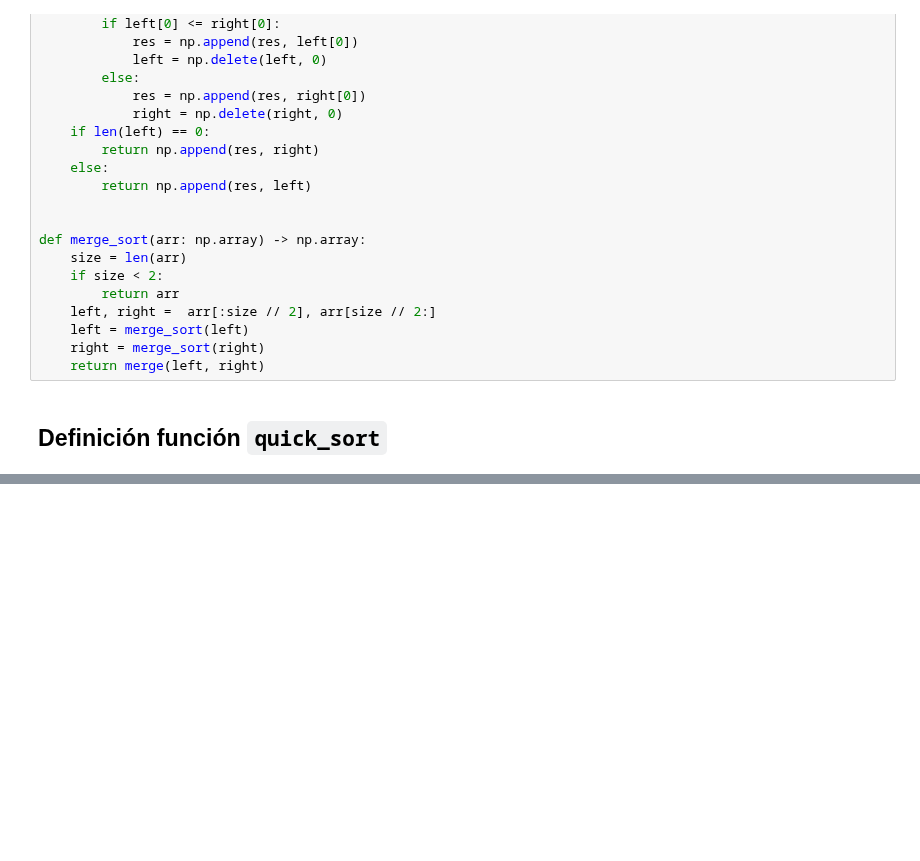
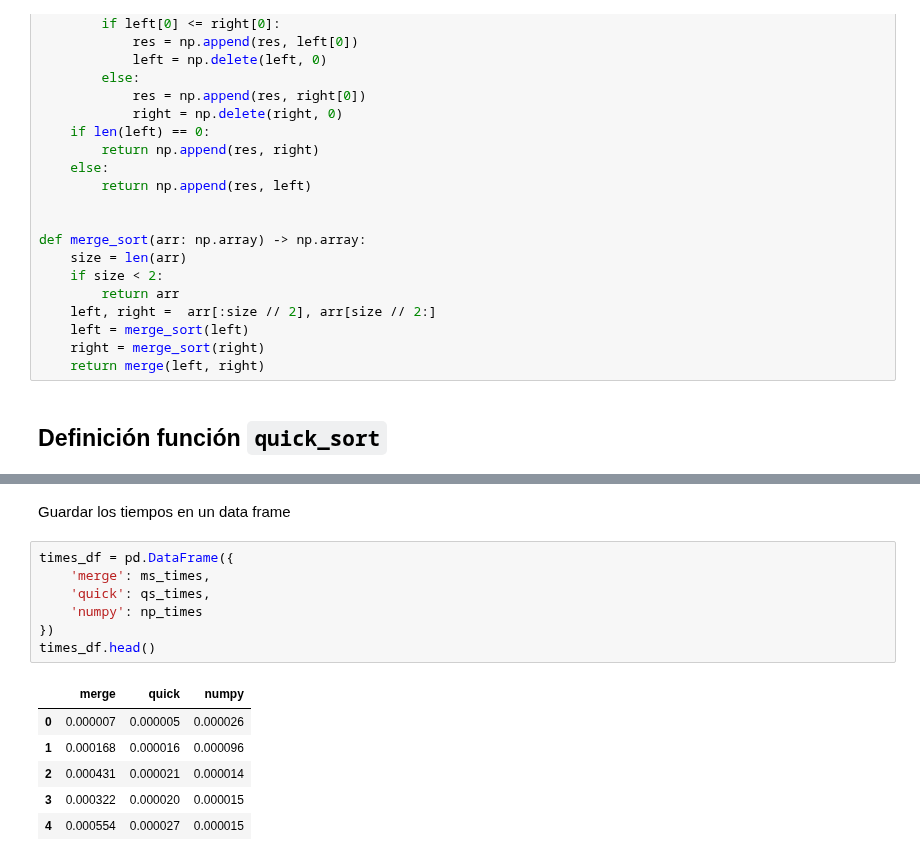
Before and after one commit to MarioChvx/ciencia_de_datos_PAMBAZO, a Jupyter notebook: notebooks/mario/sort_algorithms.ipynb, the cells around one changed output, grey strips where cells are left out. Drawn from its saved outputs; the diff is of its cells as text; blank space fills up the shorter version.

```diff
--- a/notebooks/mario/sort_algorithms.ipynb
+++ b/notebooks/mario/sort_algorithms.ipynb
@@ -63,0 +75,16 @@ Error:
+# %% [markdown]
+Guardar los tiempos en un data frame
+# %%
+times_df = pd.DataFrame({
+    'merge': ms_times,
+    'quick': qs_times,
+    'numpy': np_times
+})
+times_df.head()
+# %% [output]
+|  | merge | quick | numpy |
+| 0 | 0.000007 | 0.000005 | 0.000026 |
+| 1 | 0.000168 | 0.000016 | 0.000096 |
+| 2 | 0.000431 | 0.000021 | 0.000014 |
+| 3 | 0.000322 | 0.000020 | 0.000015 |
+| 4 | 0.000554 | 0.000027 | 0.000015 |
```
Also changed, not shown: parts of 9 cells of this notebook.
